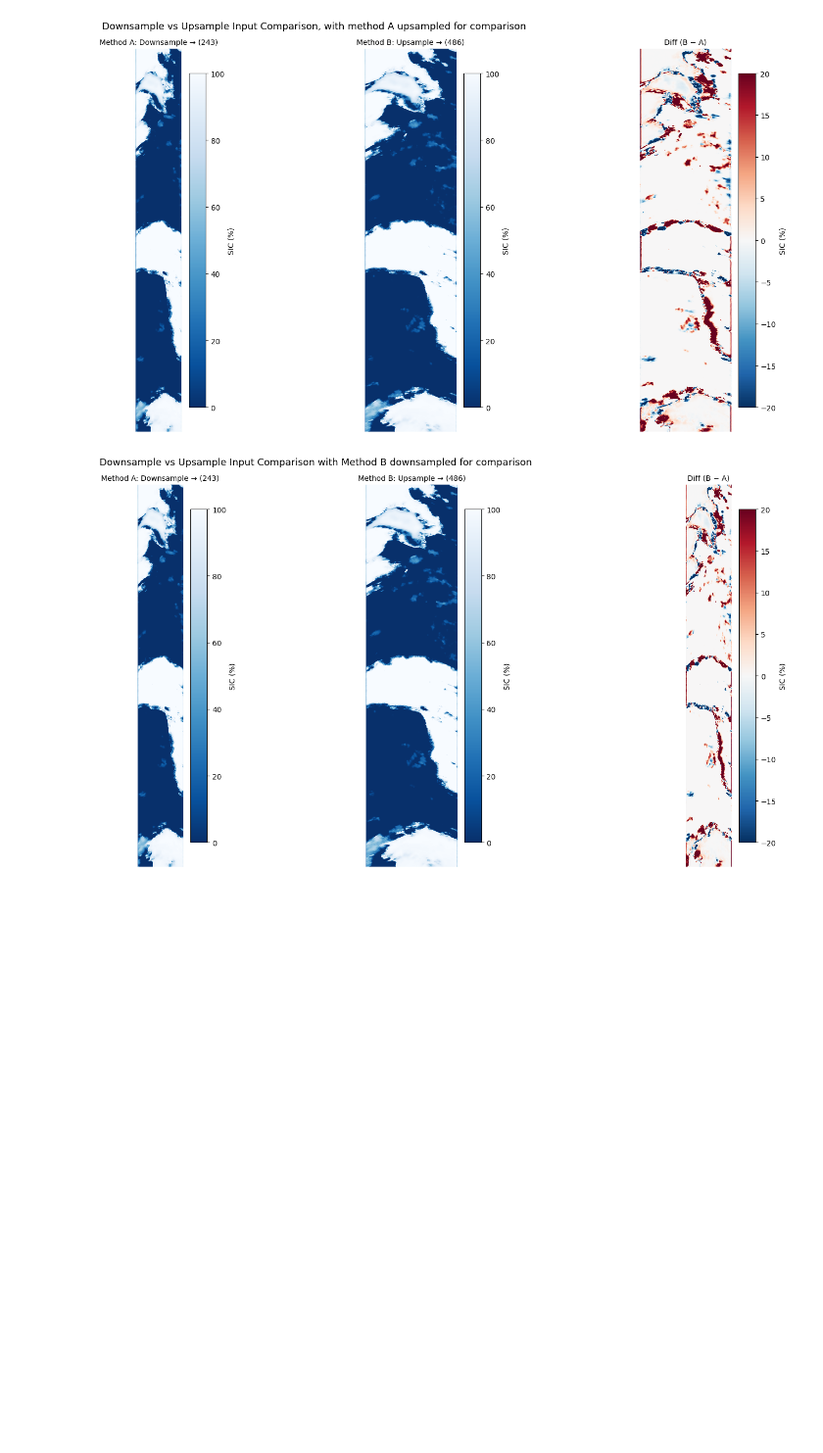
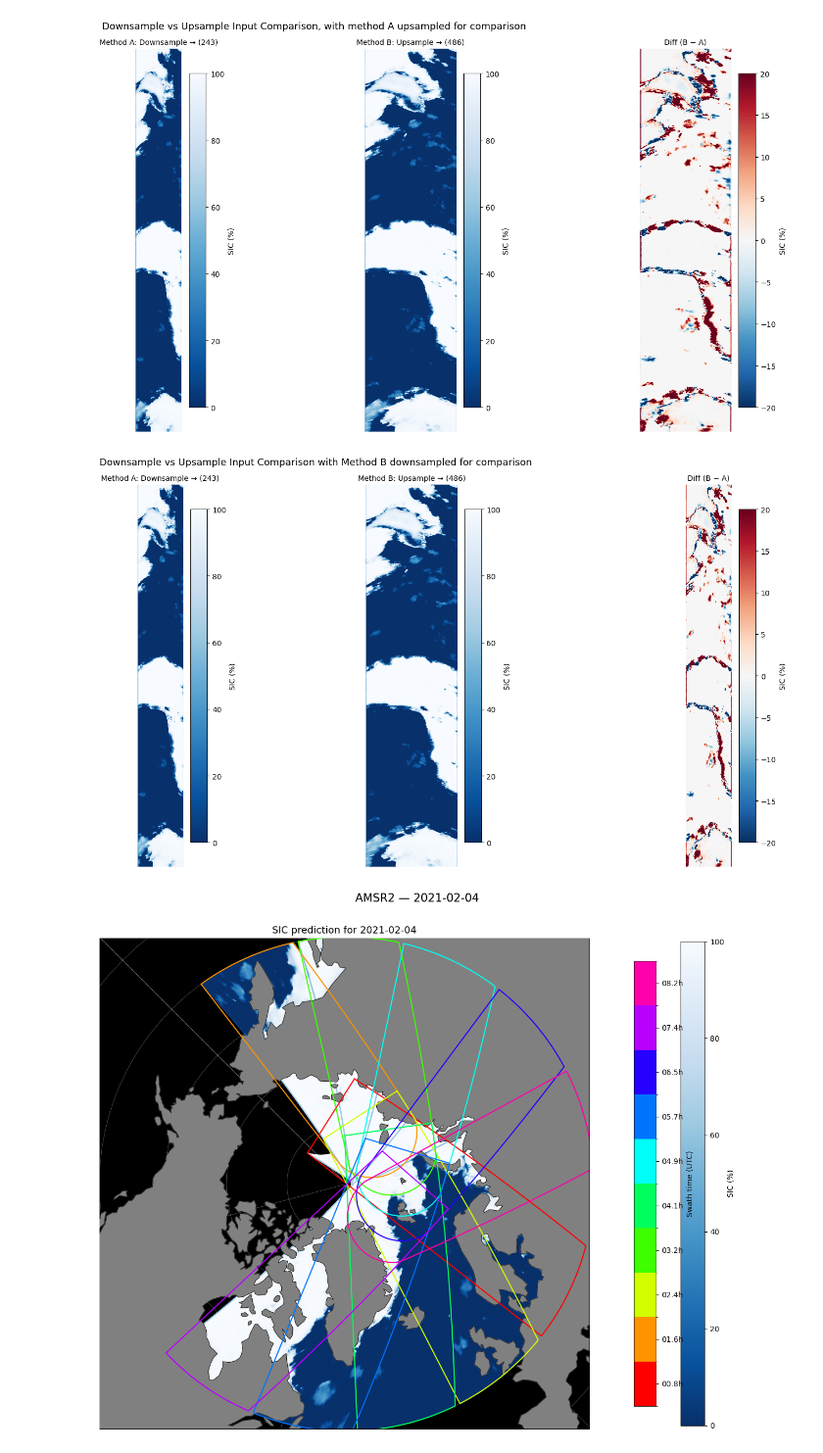
Before and after one commit to NinnaL/Master-thesis---Super-resolution-sea-ice-concentration-using-generative-AI, a Jupyter notebook: Code/test.ipynb, the cells around one changed output. Shown at 98% size. Cells and saved outputs as stored; diff of their text form; code cells hidden in the pictures; blank space fills up the shorter version.

Commit message:
Full arctic plot included

```diff
--- a/Code/test.ipynb
+++ b/Code/test.ipynb
@@ -677,0 +638,70 @@ plt.show()
+# %%
+proj = ccrs.NorthPolarStereo(central_longitude=-45)
+fig, ax = plt.subplots(1, 1, figsize=(12, 10), subplot_kw={'projection': proj})
+
+# For testing
+results1 = results[:16]
+
+
+time_cmap = plt.get_cmap('hsv')
+n_swaths = len(results1)
+# Discrete colors — one per swath
+colors = [time_cmap(i / n_swaths) for i in range(n_swaths)]
+
+ax.set_extent([-180, 180, 50, 90], crs=ccrs.PlateCarree())
+ax.set_facecolor('black')
+ax.add_feature(cfeature.LAND, color='gray', zorder=3)
+ax.add_feature(cfeature.COASTLINE, linewidth=0.5, zorder=4)
+ax.gridlines(draw_labels=False, linewidth=0.5, color='white', alpha=0.4, zorder=5)
+
+# SIC fill
+sic_sc = None
+for lon_n, lat_n, sic_n, _ in results1:
+    sic_sc = ax.scatter(
+        lon_n, lat_n, c=sic_n,
+        transform=ccrs.PlateCarree(),
+        cmap=cmap_sic, vmin=0, vmax=100,
+        s=2, linewidths=0, zorder=2, rasterized=True
+    )
+
+# Swath outlines coloured by timestamp
+for (lon_n, lat_n, sic_n, t_norm), color in zip(results1, colors):
+    # Project to map coords for convex hull
+    map_proj = proj.transform_points(ccrs.PlateCarree(), lon_n, lat_n)
+    xy = map_proj[:, :2]
+    valid = np.isfinite(xy).all(axis=1)
+    xy = xy[valid]
+    if len(xy) < 4:
+        continue
+    try:
+        hull = ConvexHull(xy)
+        hull_pts = xy[hull.vertices]
+        hull_pts = np.vstack([hull_pts, hull_pts[0]])  # close the polygon
+        ax.plot(hull_pts[:, 0], hull_pts[:, 1],
+                color=color, linewidth=1.5, zorder=6, transform=ax.transData)
+    except Exception:
+        pass
+
+if sic_sc is not None:
+    plt.colorbar(sic_sc, ax=ax, fraction=0.04, pad=0.04, label='SIC (%)')
+
+# Discrete colorbar for swath timestamps
+t_norms = [t_norm for _, _, _, t_norm in results1]
+hours = [t * 24 for t in t_norms]
+
+bounds = list(range(n_swaths + 1))
+discrete_cmap = mcolors.ListedColormap(colors)
+norm = mcolors.BoundaryNorm(bounds, discrete_cmap.N)
+
+sm = plt.cm.ScalarMappable(cmap=discrete_cmap, norm=norm)
+sm.set_array([])
+cbar = plt.colorbar(sm, ax=ax, fraction=0.04, pad=0.08,
+                    label='Swath time (UTC)', ticks=[i + 0.5 for i in range(n_swaths)])
+cbar.set_ticklabels([f'{h:04.1f}h' for h in hours])
+
+ax.set_title(f'SIC prediction for {date_str}', fontsize=13)
+plt.suptitle(f'AMSR2 — {date_str}', fontsize=15, y=1.01)
+plt.tight_layout()
+plt.show()
+# %% [output]
+[figure, added]
```
Also changed, not shown: parts of 2 cells of this notebook.
